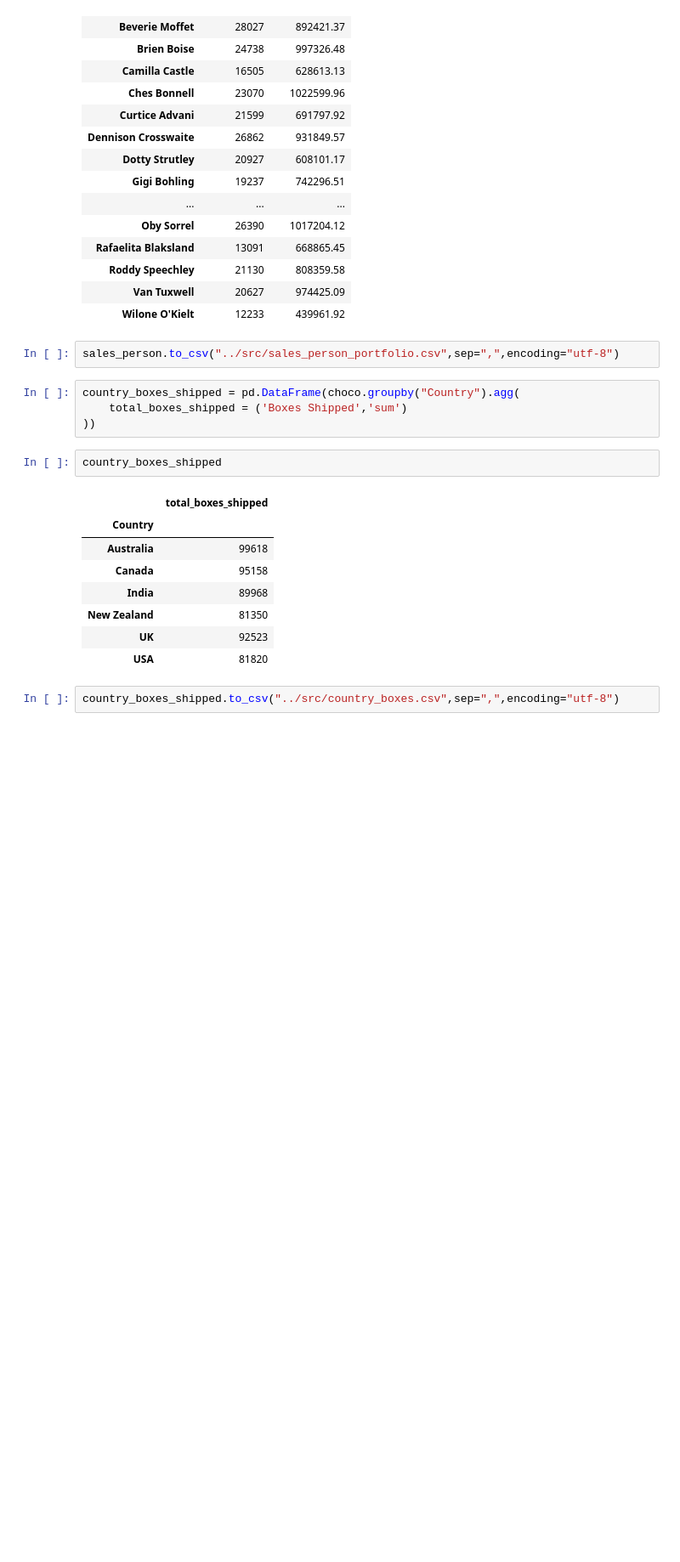
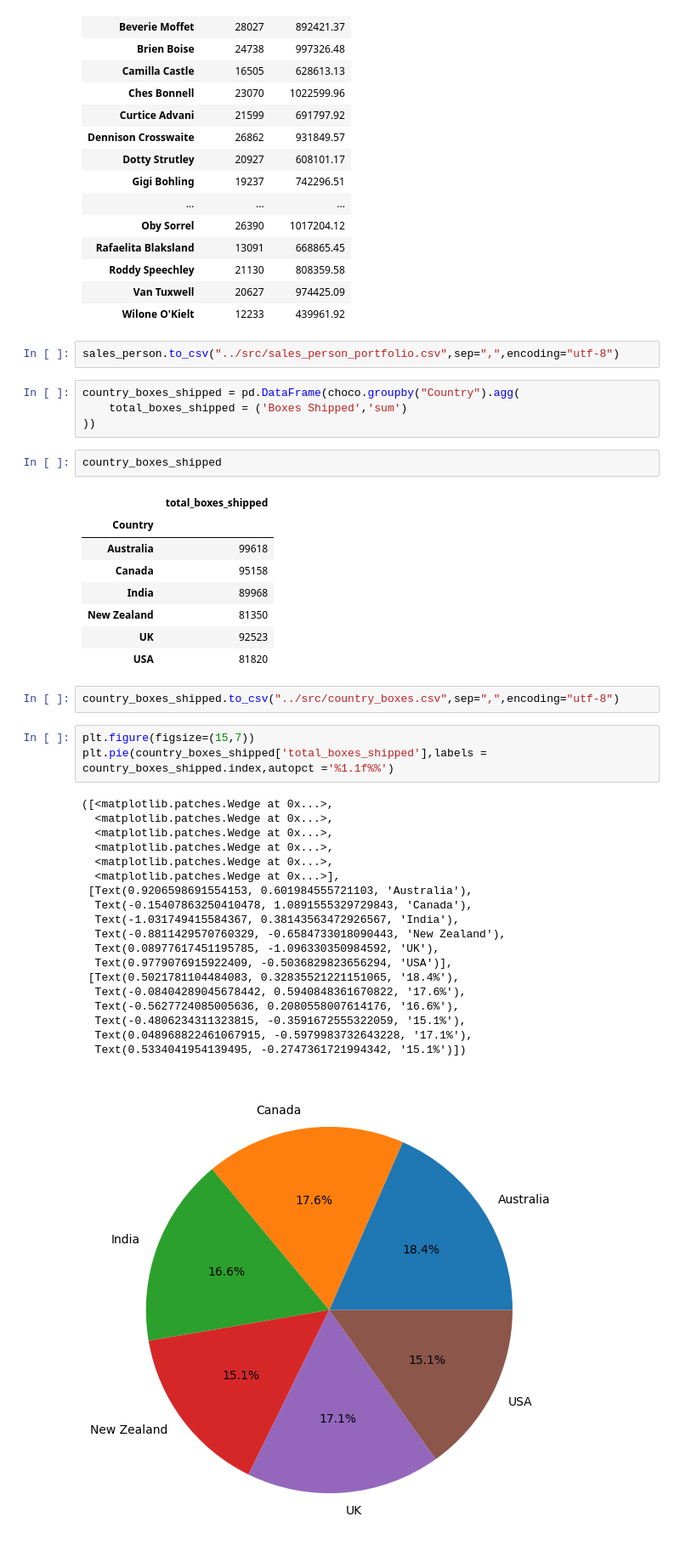
Before and after one commit to RealElvince/chocolate-sales-analysis, a Jupyter notebook: notebooks/chocolate_sales.ipynb, the cells around one changed output. Shown at 85% size. Saved outputs shown, nothing was run; the diff lists cells and outputs as text; blank space fills up the shorter version.

Commit message:
pie chart for total boxes per country

```diff
--- a/notebooks/chocolate_sales.ipynb
+++ b/notebooks/chocolate_sales.ipynb
@@ -294,3 +294,26 @@ country_boxes_shipped
 | USA | 81820 |
 # %%
 country_boxes_shipped.to_csv("../src/country_boxes.csv",sep=",",encoding="utf-8")
+# %%
+plt.figure(figsize=(15,7))
+plt.pie(country_boxes_shipped['total_boxes_shipped'],labels = country_boxes_shipped.index,autopct ='%1.1f%%')
+# %% [output]
+([<matplotlib.patches.Wedge at 0x...>,
+  <matplotlib.patches.Wedge at 0x...>,
+  <matplotlib.patches.Wedge at 0x...>,
+  <matplotlib.patches.Wedge at 0x...>,
+  <matplotlib.patches.Wedge at 0x...>,
+  <matplotlib.patches.Wedge at 0x...>],
+ [Text(0.9206598691554153, 0.601984555721103, 'Australia'),
+  Text(-0.15407863250410478, 1.0891555329729843, 'Canada'),
+  Text(-1.031749415584367, 0.38143563472926567, 'India'),
+  Text(-0.8811429570760329, -0.6584733018090443, 'New Zealand'),
+  Text(0.08977617451195785, -1.096330350984592, 'UK'),
+  Text(0.9779076915922409, -0.5036829823656294, 'USA')],
+ [Text(0.5021781104484083, 0.32835521221151065, '18.4%'),
+  Text(-0.08404289045678442, 0.5940848361670822, '17.6%'),
+  Text(-0.5627724085005636, 0.2080558007614176, '16.6%'),
+  Text(-0.4806234311323815, -0.3591672555322059, '15.1%'),
+  Text(0.048968822461067915, -0.5979983732643228, '17.1%'),
+  Text(0.5334041954139495, -0.2747361721994342, '15.1%')])
+[figure, added]
```
